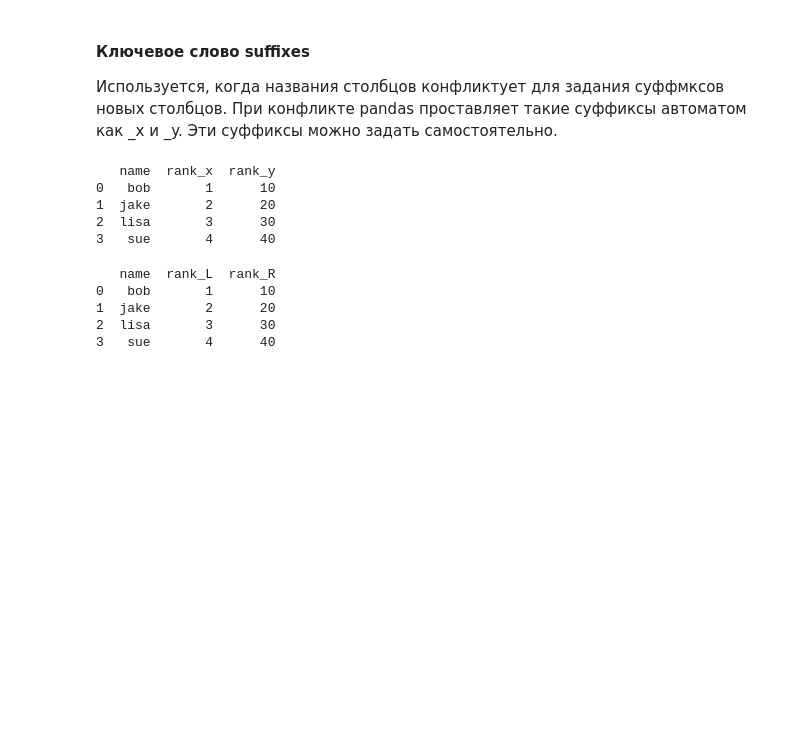
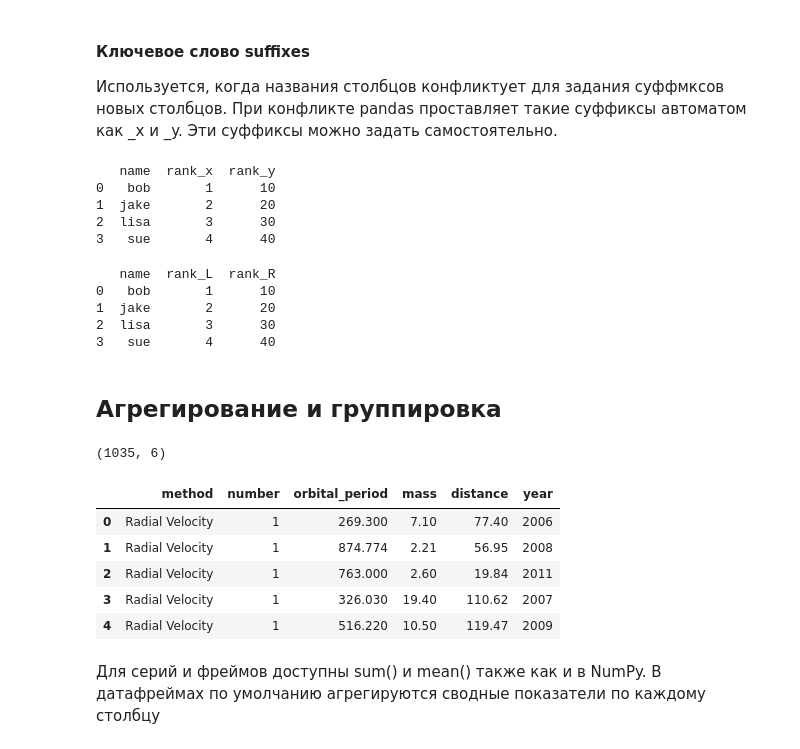
Before and after one commit to KonstantinKlepikov/all-python-ml-learning, a Jupyter notebook: pandas-learning.ipynb, the cells around one changed output. Drawn from its saved outputs; the diff is of its cells as text; code cells hidden in the pictures; blank space fills up the shorter version.

```diff
--- a/pandas-learning.ipynb
+++ b/pandas-learning.ipynb
@@ -1848,3 +1848,5 @@ print(pd.merge(df8, df9, on='name', suffixes=['_L', '_R']))
 1  jake       2      20
 2  lisa       3      30
 3   sue       4      40
+# %% [markdown]
+## Агрегирование и группировка
@@ -1850,0 +1855,16 @@ print(pd.merge(df8, df9, on='name', suffixes=['_L', '_R']))
+# %%
+planets = sns.load_dataset('planets')
+planets.shape
+# %% [output]
+(1035, 6)
+# %%
+planets.head()
+# %% [output]
+|  | method | number | orbital_period | mass | distance | year |
+| 0 | Radial Velocity | 1 | 269.300 | 7.10 | 77.40 | 2006 |
+| 1 | Radial Velocity | 1 | 874.774 | 2.21 | 56.95 | 2008 |
+| 2 | Radial Velocity | 1 | 763.000 | 2.60 | 19.84 | 2011 |
+| 3 | Radial Velocity | 1 | 326.030 | 19.40 | 110.62 | 2007 |
+| 4 | Radial Velocity | 1 | 516.220 | 10.50 | 119.47 | 2009 |
+# %% [markdown]
+Для серий и фреймов доступны sum() и mean() также как и в NumPy. В датафреймах по умолчанию агрегируются сводные показатели по каждому столбцу
```
Also changed, not shown: parts of 28 cells of this notebook, 1 other file.
